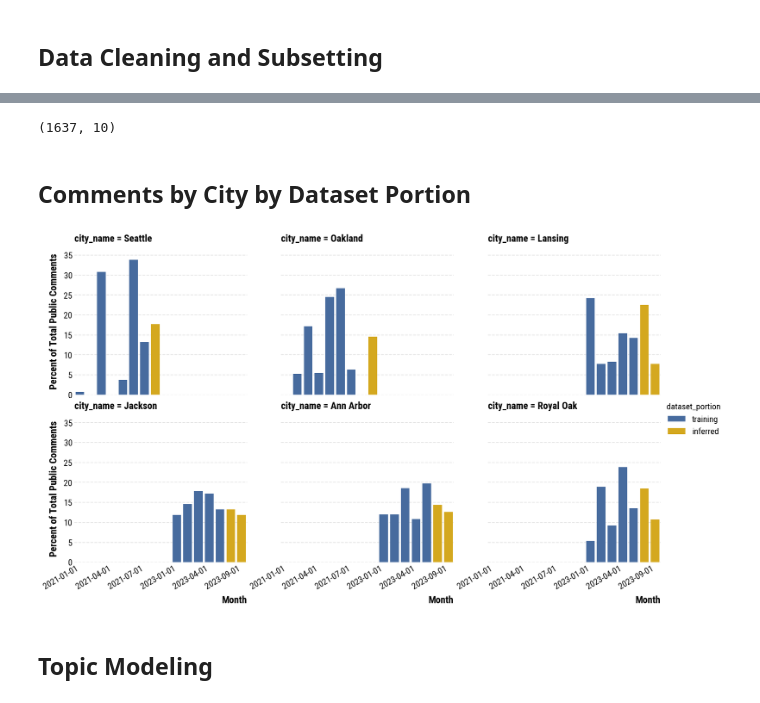
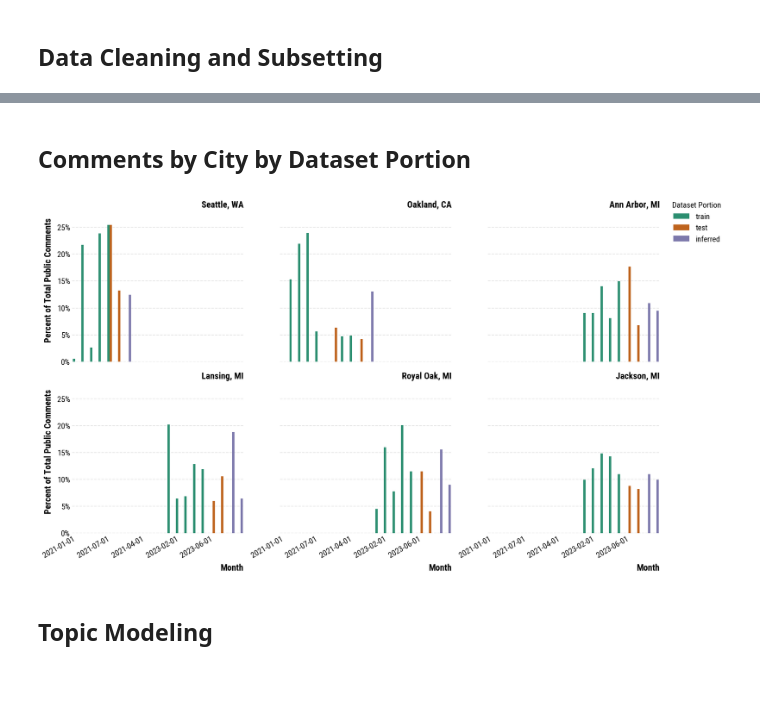
Before and after one commit to evamaxfield/cdp-public-comment-seg-prep, a Jupyter notebook: notebooks/eda.ipynb, the cells around one changed output, grey strips where cells are left out. Saved outputs shown, nothing was run; the diff lists cells and outputs as text; code cells hidden in the pictures.

Commit message:
Updated dataset proportion plot, still need to update heatmaps

```diff
--- a/notebooks/eda.ipynb
+++ b/notebooks/eda.ipynb
@@ -128,7 +115,7 @@ for filepath in ANNOTATIONS_DIR.glob("*.csv"):
     df["year_month"] = df["date"].apply(lambda x: x.replace(day=1))
 
     # Using the filename, mark if this was a "training" or "inferred" dataset
-    df["dataset_portion"] = "training" if "truth" in filepath.stem else "inferred"
+    df["dataset_portion"] = filepath.stem.split("_")[-1]
 
     # Add the truth data to the list
     data_dfs.append(df)
@@ -136,7 +123,10 @@ for filepath in ANNOTATIONS_DIR.glob("*.csv"):
 # Concatenate all training data
 full_data = pd.concat(data_dfs)
 
-print(full_data.columns)
+# Replace dataset portion with standard names
+full_data["dataset_portion"] = full_data["dataset_portion"].replace(
+    {"truth": "train", "pred": "inferred", "val": "test"}
+)
 
 # Subset the data to only the columns we care about
 full_data = full_data[
@@ -179,8 +161,16 @@ meeting_comments = full_data[
 ]
 
 meeting_comments.shape
+
+# Order data by city population and date
+city_order = [
+    "Seattle, WA",  # 737,015
+    "Oakland, CA",  # 440,646
+    "Ann Arbor, MI",  # 123,851
+    "Lansing, MI",  # 112,644
+    "Royal Oak, MI",  # 58,211
+    "Jackson, MI",  # 31,309
+]
-# %% [output]
-(1637, 10)
 # %% [markdown]
 ## Comments by City by Dataset Portion
 # %%
@@ -194,56 +184,64 @@ city_comment_counts = meeting_comments["city_name"].value_counts()
 city_month_comment_counts = meeting_comments.groupby(["city_name", "year_month"]).size()
 
 # Iter rows and calculate the percent
-percent_comments = []
+percent_comments_list = []
 for _, row in meeting_comments.iterrows():
     this_city_total_comments = city_comment_counts[row["city_name"]]
     this_city_month_total_comments = city_month_comment_counts[
         row["city_name"], row["year_month"]
     ]
     percent = (this_city_month_total_comments / this_city_total_comments) * 100
-    percent_comments.append(
+    percent_comments_list.append(
         {
             "city_name": row["city_name"],
-            "year_month": row["year_month"].isoformat(),
+            "year_month": row["year_month"],
             "percent_of_comments": percent,
-            "dataset_portion": row["dataset_portion"],
+            "Dataset Portion": row["dataset_portion"],
         }
     )
 
 # Convert to a DataFrame
-percent_comments_df = pd.DataFrame(percent_comments).sort_values(
-    "year_month", ignore_index=True
-)
+processed_percent_comments = pd.DataFrame(percent_comments_list)
 
-# Add percent sign to the y-axis
-# Add validation set to the data
-# Add colorbrewer palette (https://colorbrewer2.org/#type=qualitative&scheme=Set2&n=3)
-# Change city_name to "City Name"
-# Add the State Code to the city name
-# Try lowering the subplot title to the bottom
-# Order cities by descending population (table 6)
+# For each city, order the months by date
+city_dfs = []
+for city in city_order:
+    city_df = processed_percent_comments[processed_percent_comments["city_name"] == city]
+    city_df = city_df.sort_values("year_month", ascending=True)
+    city_dfs.append(city_df)
+
+# Concatenate the city dataframes
+percent_comments_df = pd.concat(city_dfs)
 
 # Col by city
 g = sns.catplot(
     data=percent_comments_df,
     x="year_month",
     y="percent_of_comments",
-    hue="dataset_portion",
+    hue="Dataset Portion",
     col="city_name",
     col_wrap=3,
     kind="bar",
-    palette=PALETTE_BOLD[2:],
 )
 
 # Update the x-axis, and y-axis labels
 g.set_axis_labels("Month", "Percent of Total Public Comments")
 g.figure.autofmt_xdate()
+g.set_titles("")
+g.set_titles("{col_name}", loc="right")
 
 # For each ax in the figure, set the x-axis locator to max 8 ticks
 for ax in g.axes:
-    ax.xaxis.set_major_locator(ticker.MaxNLocator(6))
+    ax.xaxis.set_major_locator(mtick.MaxNLocator(6))
+    ax.yaxis.set_major_formatter(mtick.PercentFormatter(decimals=0))
+
+# Tight Layout
+g.figure.tight_layout()
+
+# Move the legend outside and to the right of the plot
+sns.move_legend(g, loc="upper right", bbox_to_anchor=(1.1, 1))
 # %% [output]
-[figure, old version]
+[figure, new version]
 # %% [markdown]
 ## Topic Modeling
 # %%
```
Also changed, not shown: parts of 12 cells of this notebook.
